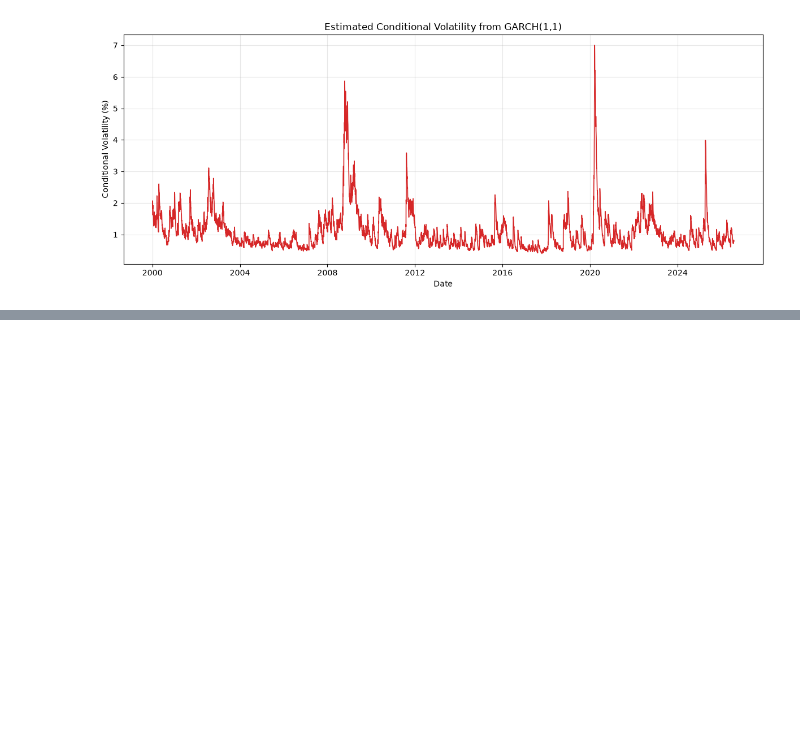
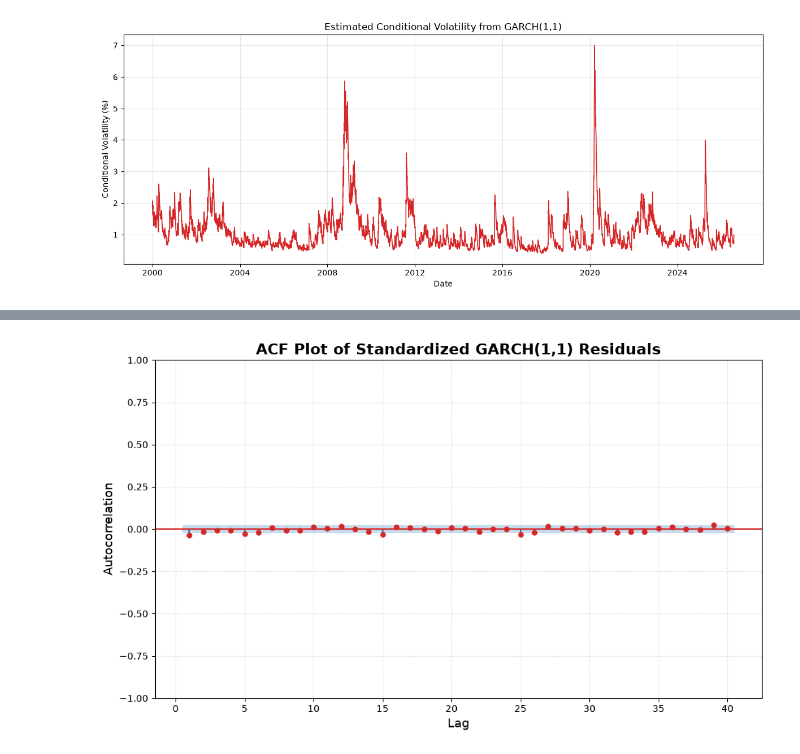
Before and after one commit to Nilsolsson010902/regime-switching-var, a Jupyter notebook: notebooks/02_GARCH_Volatility_Modelling.ipynb, the cells around one changed output, grey strips where cells are left out. Saved outputs shown, nothing was run; the diff lists cells and outputs as text; code cells hidden in the pictures; blank space fills up the shorter version.

```diff
--- a/notebooks/02_GARCH_Volatility_Modelling.ipynb
+++ b/notebooks/02_GARCH_Volatility_Modelling.ipynb
@@ -156,0 +280,16 @@ plt.show()
+# %%
+fig, ax = plt.subplots(figsize=(10, 6))
+
+sm.graphics.tsaplots.plot_acf(result.std_resid, lags=40, alpha=0.05, zero=False, ax=ax, color="tab:red")
+plt.title("ACF Plot of Standardized GARCH(1,1) Residuals", fontsize=16, fontweight="bold")
+plt.grid(True, linestyle="--", alpha=0.3)
+
+ax.set_xlabel("Lag", fontsize=13)
+ax.set_ylabel("Autocorrelation", fontsize=13)
+
+ax.grid(True, linestyle="--", alpha=0.3)
+
+plt.tight_layout()
+plt.show()
+# %% [output]
+[figure, added]
```
Also changed, not shown: parts of 17 cells of this notebook, 1 other file.
